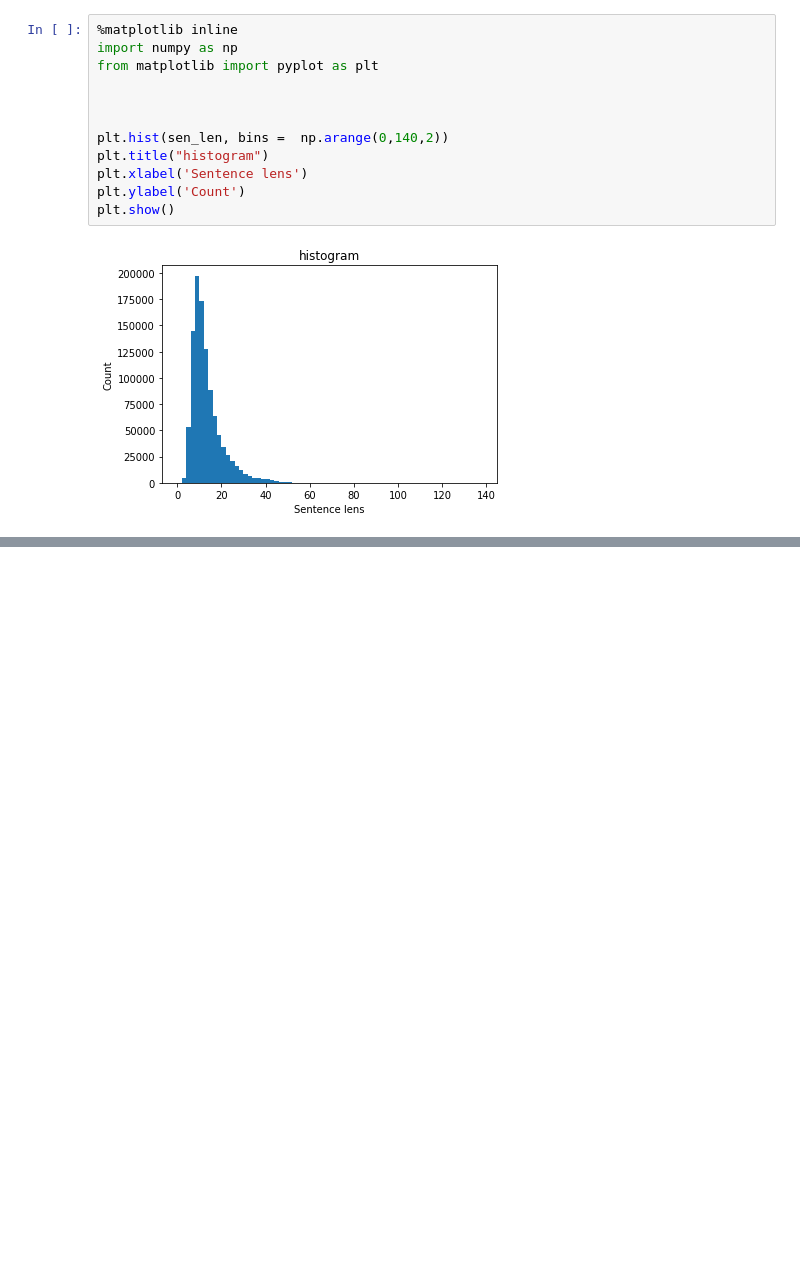
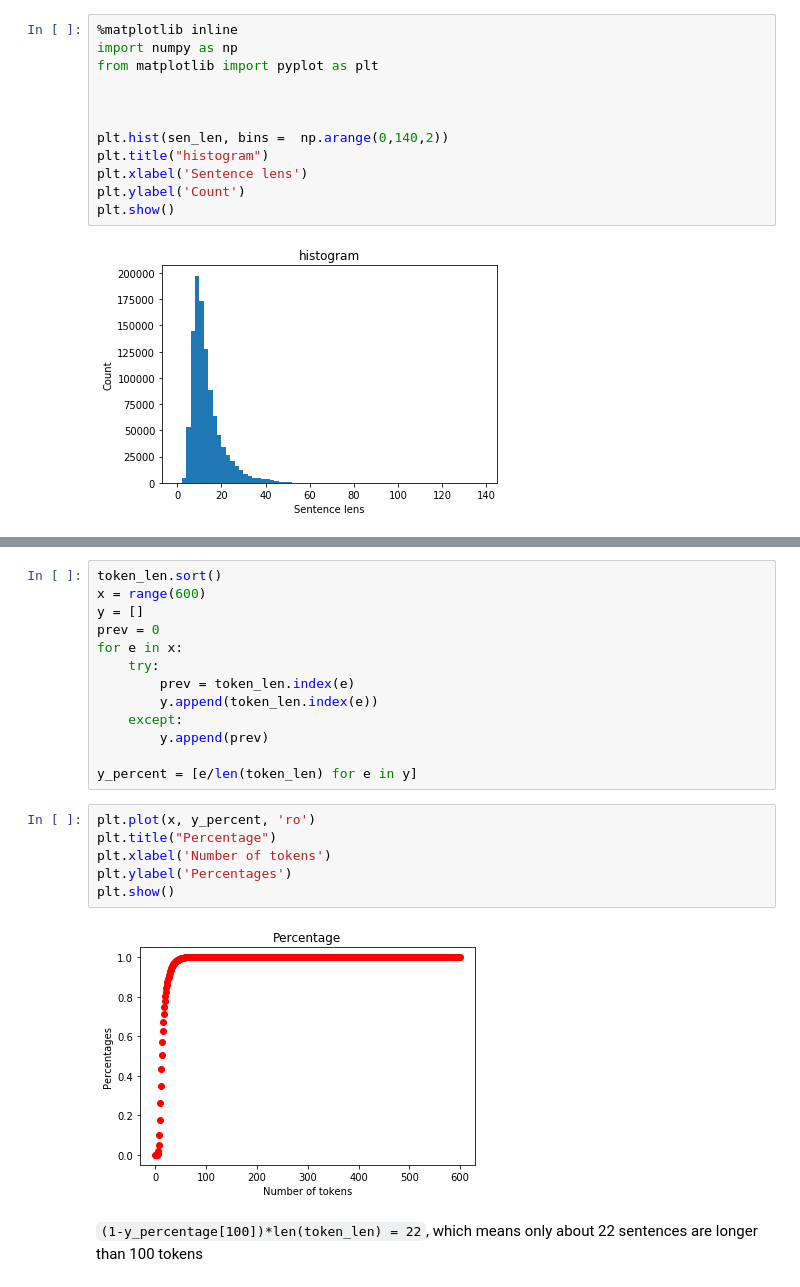
Before and after one commit to ShawnLYU/A-Hybrid-Approach-of-Insincere-Questions-Detection, a Jupyter notebook: shawn/preprocessing.ipynb, the cells around one changed output, grey strips where cells are left out. Saved outputs shown, nothing was run; the diff lists cells and outputs as text; blank space fills up the shorter version.

```diff
--- a/shawn/preprocessing.ipynb
+++ b/shawn/preprocessing.ipynb
@@ -80,0 +104,23 @@ plt.show()
+# %%
+token_len.sort()
+x = range(600)
+y = []
+prev = 0
+for e in x:
+    try:
+        prev = token_len.index(e)
+        y.append(token_len.index(e))
+    except:
+        y.append(prev)
+
+y_percent = [e/len(token_len) for e in y]
+# %%
+plt.plot(x, y_percent, 'ro')
+plt.title("Percentage")
+plt.xlabel('Number of tokens')
+plt.ylabel('Percentages')
+plt.show()
+# %% [output]
+[figure, added]
+# %% [markdown]
+`(1-y_percentage[100])*len(token_len) = 22`, which means only about 22 sentences are longer than 100 tokens
```
Also changed, not shown: parts of 3 cells of this notebook, 1 other file.
